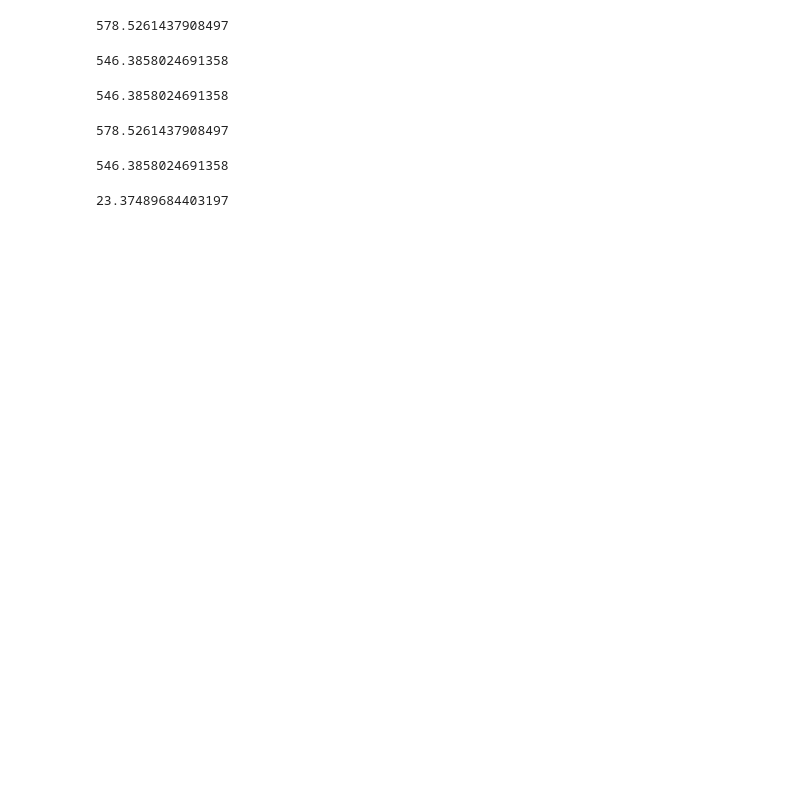
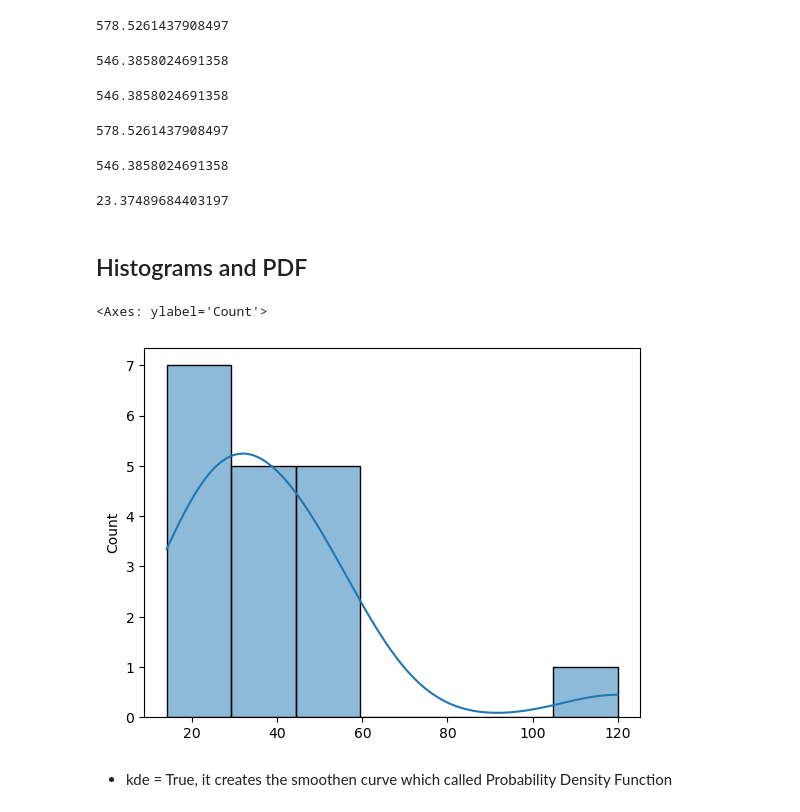
Before and after one commit to SunilBalas/Python-Statistics, a Jupyter notebook: Statistics Practical Implementation - 1.ipynb, the cells around one changed output. Cells and saved outputs as stored; diff of their text form; code cells hidden in the pictures; blank space fills up the shorter version.

```diff
--- a/Statistics Practical Implementation - 1.ipynb
+++ b/Statistics Practical Implementation - 1.ipynb
@@ -114,3 +118,12 @@ stats.pvariance(ages) # Population variance
 math.sqrt(stats.pvariance(ages)) # Standard Deviation
 # %% [output]
 23.37489684403197
+# %% [markdown]
+## Histograms and PDF
+# %%
+sns.histplot(ages, kde=True)
+# %% [output]
+<Axes: ylabel='Count'>
+[figure, added]
+# %% [markdown]
+- kde = True, it creates the smoothen curve which called Probability Density Function
```
Also changed, not shown: parts of 27 cells of this notebook.
